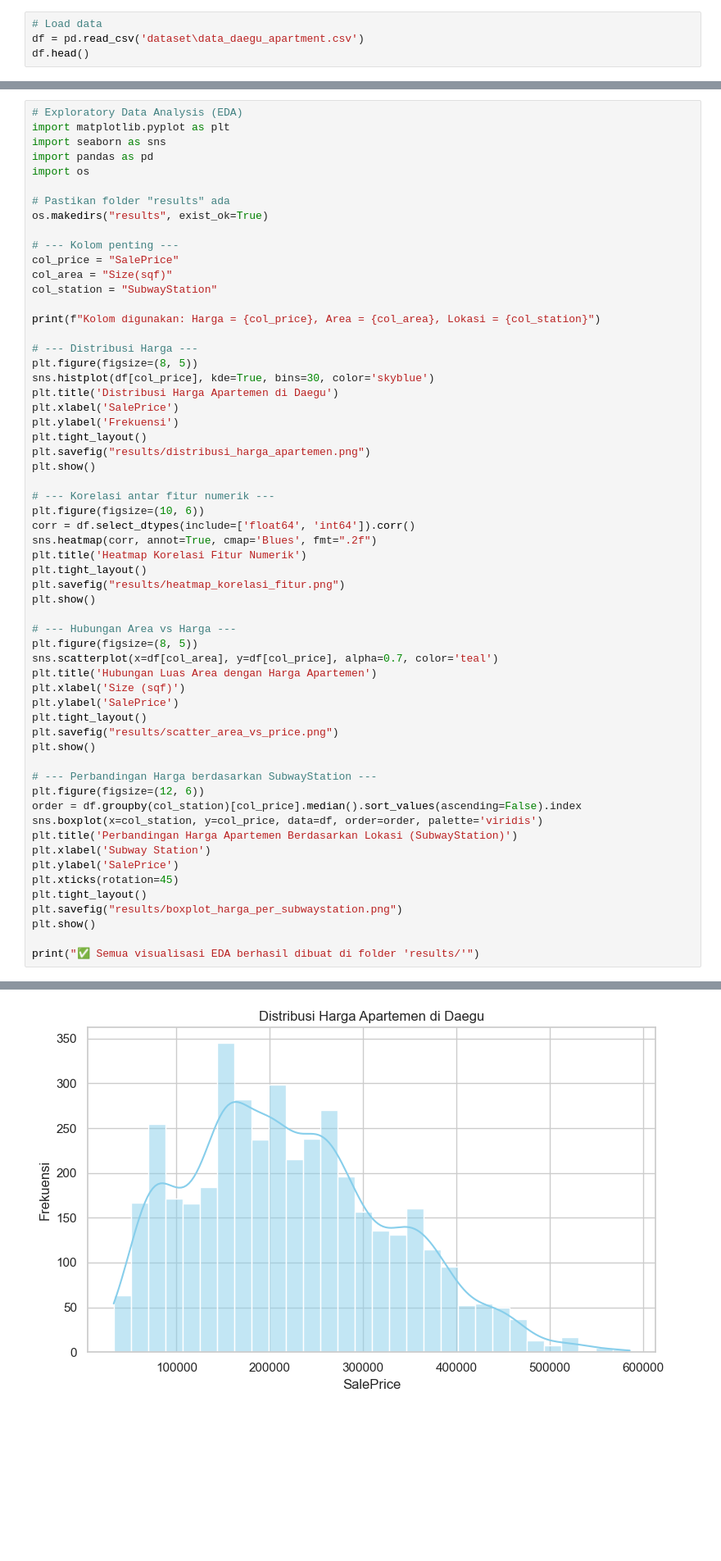
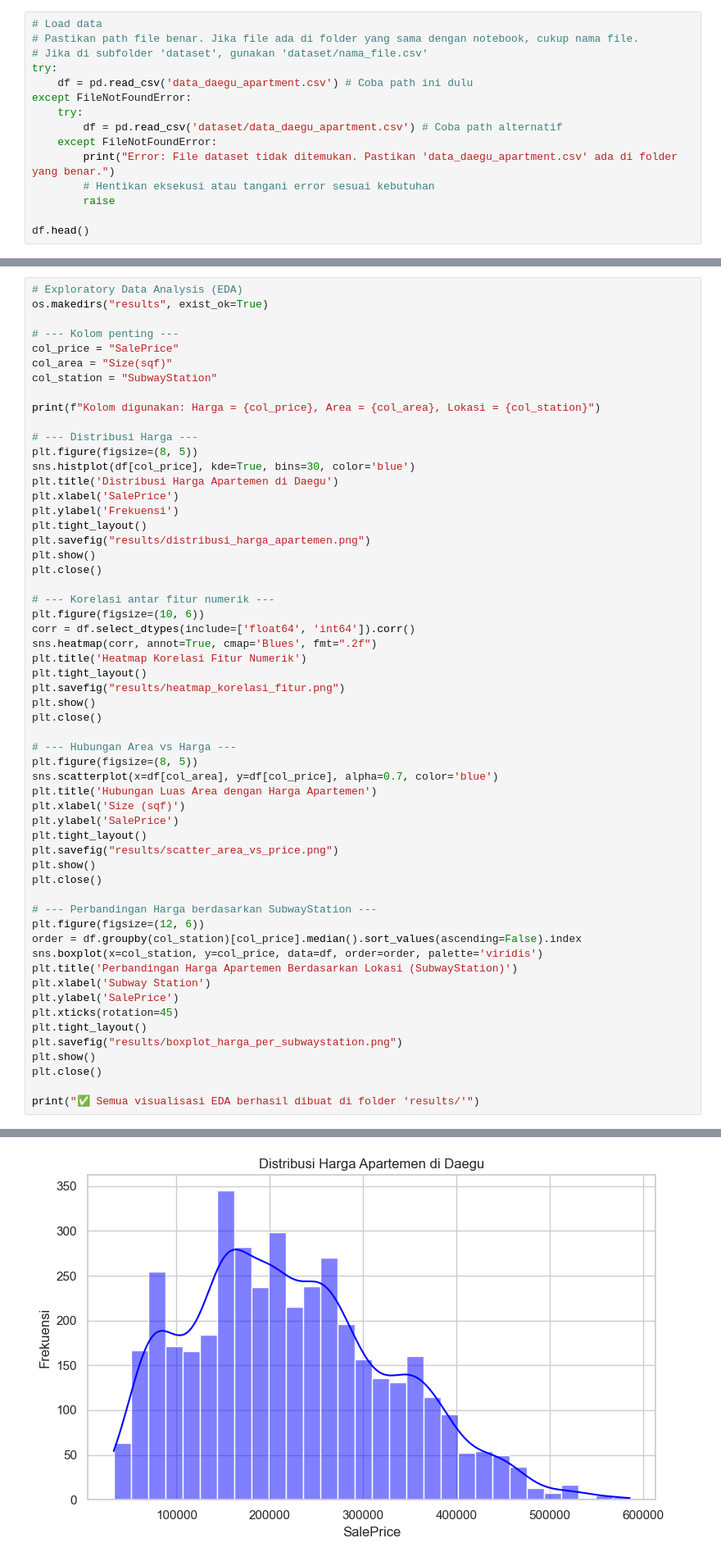
Before and after one commit to hanskym/ai-engineering-capstone, a Jupyter notebook: capstone-2/notebook.ipynb, the cells around one changed output, grey strips where cells are left out. Shown: that part at 82% size. Drawn from its saved outputs; the diff is of its cells as text; blank space fills up the shorter version.

```diff
--- a/capstone-2/notebook.ipynb
+++ b/capstone-2/notebook.ipynb
@@ -78,7 +80,18 @@ print(f"xgboost available: {XGB_AVAILABLE}")
 xgboost available: True
 # %%
 # Load data
-df = pd.read_csv('dataset\data_daegu_apartment.csv')
+# Pastikan path file benar. Jika file ada di folder yang sama dengan notebook, cukup nama file.
+# Jika di subfolder 'dataset', gunakan 'dataset/nama_file.csv'
+try:
+    df = pd.read_csv('data_daegu_apartment.csv') # Coba path ini dulu
+except FileNotFoundError:
+    try:
+        df = pd.read_csv('dataset/data_daegu_apartment.csv') # Coba path alternatif
+    except FileNotFoundError:
+        print("Error: File dataset tidak ditemukan. Pastikan 'data_daegu_apartment.csv' ada di folder yang benar.")
+        # Hentikan eksekusi atau tangani error sesuai kebutuhan
+        raise
+
 df.head()
 # %% [output]
 |  | HallwayType | TimeToSubway | SubwayStation | N_FacilitiesNearBy(ETC) | N_FacilitiesNearBy(PublicOffice) | ... |
@@ -145,12 +158,6 @@ Visualisasi meliputi:
 Tujuan: menemukan pola yang memengaruhi harga jual apartemen di Daegu.
 # %%
 # Exploratory Data Analysis (EDA)
-import matplotlib.pyplot as plt
-import seaborn as sns
-import pandas as pd
-import os
-
-# Pastikan folder "results" ada
 os.makedirs("results", exist_ok=True)
 
 # --- Kolom penting ---
@@ -162,13 +169,14 @@ print(f"Kolom digunakan: Harga = {col_price}, Area = {col_area}, Lokasi = {col_s
 
 # --- Distribusi Harga ---
 plt.figure(figsize=(8, 5))
-sns.histplot(df[col_price], kde=True, bins=30, color='skyblue')
+sns.histplot(df[col_price], kde=True, bins=30, color='blue')
 plt.title('Distribusi Harga Apartemen di Daegu')
 plt.xlabel('SalePrice')
 plt.ylabel('Frekuensi')
 plt.tight_layout()
 plt.savefig("results/distribusi_harga_apartemen.png")
 plt.show()
+plt.close()
 
 # --- Korelasi antar fitur numerik ---
 plt.figure(figsize=(10, 6))
@@ -176,33 +184,36 @@ corr = df.select_dtypes(include=['float64', 'int64']).corr()
 sns.heatmap(corr, annot=True, cmap='Blues', fmt=".2f")
 plt.title('Heatmap Korelasi Fitur Numerik')
 plt.tight_layout()
 plt.savefig("results/heatmap_korelasi_fitur.png")
 plt.show()
+plt.close()
 
 # --- Hubungan Area vs Harga ---
 plt.figure(figsize=(8, 5))
-sns.scatterplot(x=df[col_area], y=df[col_price], alpha=0.7, color='teal')
+sns.scatterplot(x=df[col_area], y=df[col_price], alpha=0.7, color='blue')
 plt.title('Hubungan Luas Area dengan Harga Apartemen')
 plt.xlabel('Size (sqf)')
 plt.ylabel('SalePrice')
 plt.tight_layout()
 plt.savefig("results/scatter_area_vs_price.png")
 plt.show()
+plt.close()
 
 # --- Perbandingan Harga berdasarkan SubwayStation ---
 plt.figure(figsize=(12, 6))
 order = df.groupby(col_station)[col_price].median().sort_values(ascending=False).index
 sns.boxplot(x=col_station, y=col_price, data=df, order=order, palette='viridis')
 plt.title('Perbandingan Harga Apartemen Berdasarkan Lokasi (SubwayStation)')
 plt.xlabel('Subway Station')
 plt.ylabel('SalePrice')
 plt.xticks(rotation=45)
 plt.tight_layout()
 plt.savefig("results/boxplot_harga_per_subwaystation.png")
 plt.show()
+plt.close()
 
 print("✅ Semua visualisasi EDA berhasil dibuat di folder 'results/'")
 # %% [output]
 Kolom digunakan: Harga = SalePrice, Area = Size(sqf), Lokasi = SubwayStation
-[figure, old version]
+[figure, new version]
 [figure]
```
Also changed, not shown: parts of 28 cells of this notebook, 9 other files.
